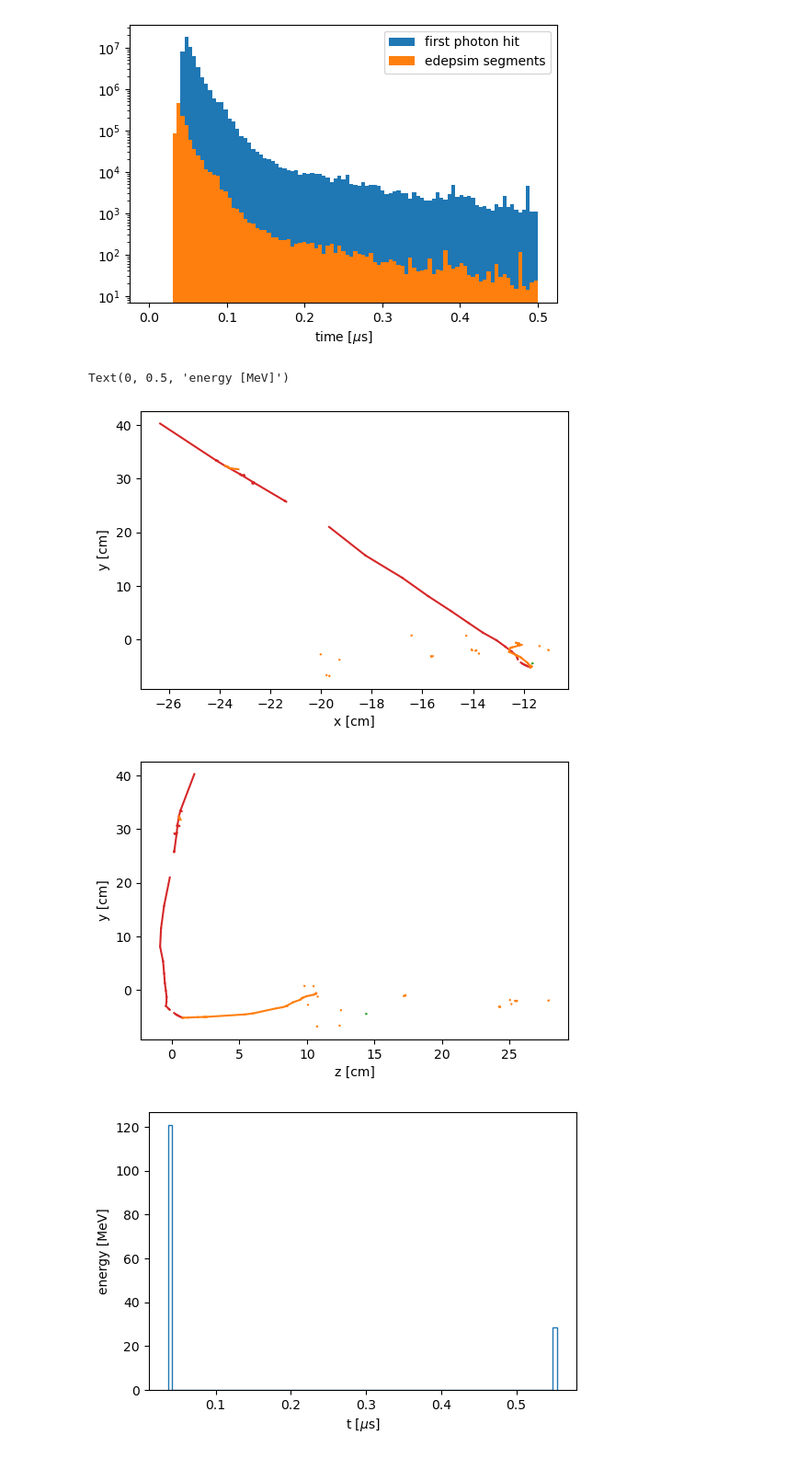
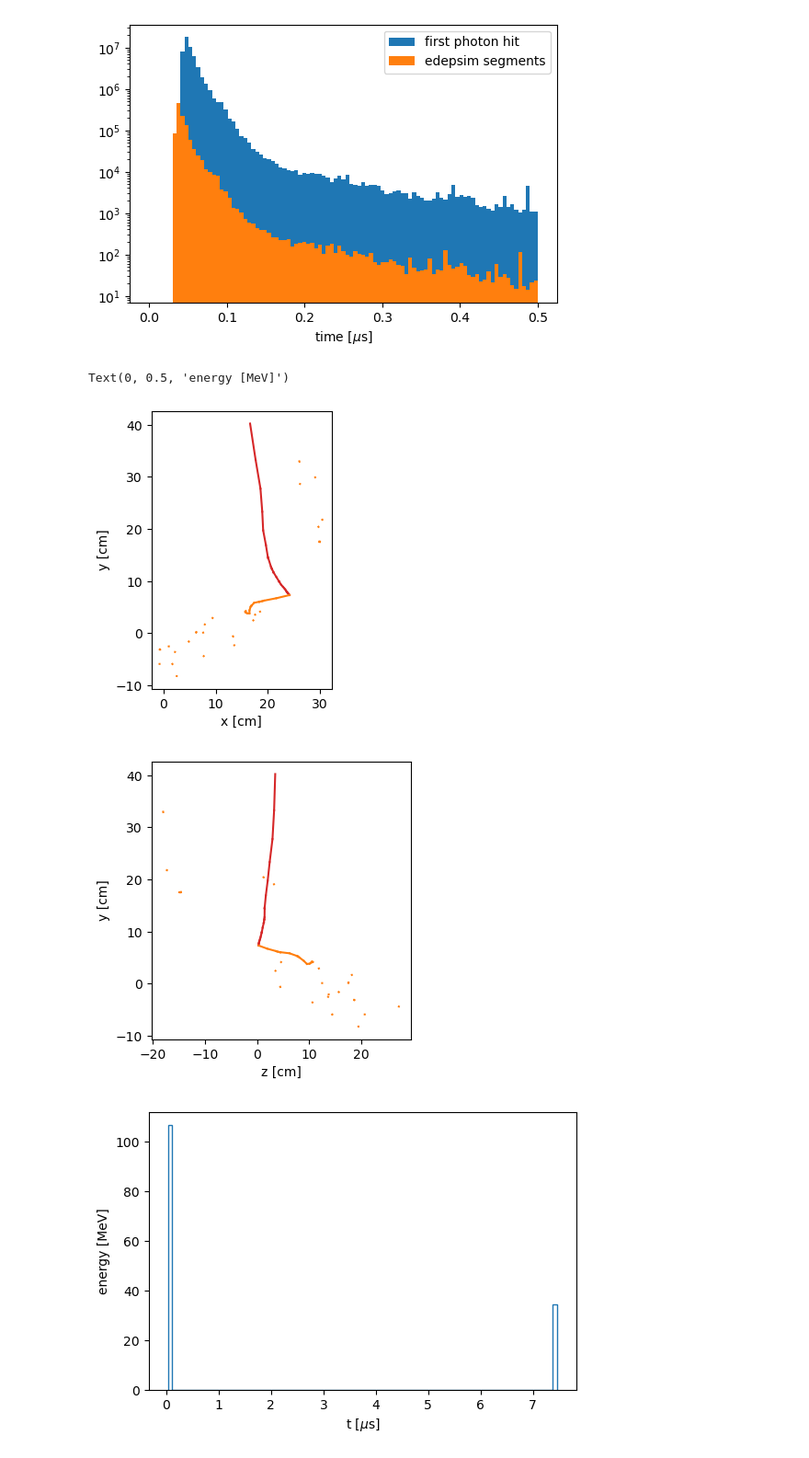
Before and after one commit to DUNE/larnd-sim, a Jupyter notebook: examples/Light signals.ipynb, the cells around one changed output. Shown: that part at 92% size. Drawn from its saved outputs; the diff is of its cells as text; code cells hidden in the pictures.

```diff
--- a/examples/Light signals.ipynb
+++ b/examples/Light signals.ipynb
@@ -216,7 +240,7 @@ plt.yscale('log')
 # %% [output]
 [figure]
 # %%
-ievd = 1047
+ievd = 2598
 # %%
 # copy paste from simulate_pixels.py
 
@@ -385,32 +409,34 @@ for itrk in tqdm(range(0, evt_tracks.shape[0], BATCH_SIZE), desc='  Simulating e
 # %%
 plt.figure(dpi=100)
 for t in selected_tracks:
     plt.plot([t['x_start'], t['x_end']],
              [t['y_start'], t['y_end']],
              color=f'C{int(abs(t["pdgId"]))}')
 plt.xlabel('x [cm]')
 plt.ylabel('y [cm]')
+plt.gca().set_aspect('equal')
 
 plt.figure(dpi=100)
 for t in selected_tracks:
     plt.plot([t['z_start'], t['z_end']],
              [t['y_start'], t['y_end']],
              color=f'C{int(abs(t["pdgId"]))}')
 plt.xlabel('z [cm]')
 plt.ylabel('y [cm]')
+plt.gca().set_aspect('equal')
 
 plt.figure(dpi=100)
 plt.hist(selected_tracks['t0'], weights=selected_tracks['dE'],
          histtype='step',
          bins=np.linspace(selected_tracks['t0'].min(), selected_tracks['t0'].max(), 100))
 plt.xlabel(r't [$\mu$s]')
 plt.ylabel('energy [MeV]')
 # plt.xlim(0,1)
 # %% [output]
 Text(0, 0.5, 'energy [MeV]')
-[figure, old version]
+[figure, new version]
-[figure, old version]
+[figure, new version]
-[figure, old version]
+[figure, new version]
 # %%
 RangePush("sum_light_signals")
 light_inc = light_sim_dat[itrk:itrk+BATCH_SIZE]
```
Also changed, not shown: parts of 19 cells of this notebook, 4 other files.
